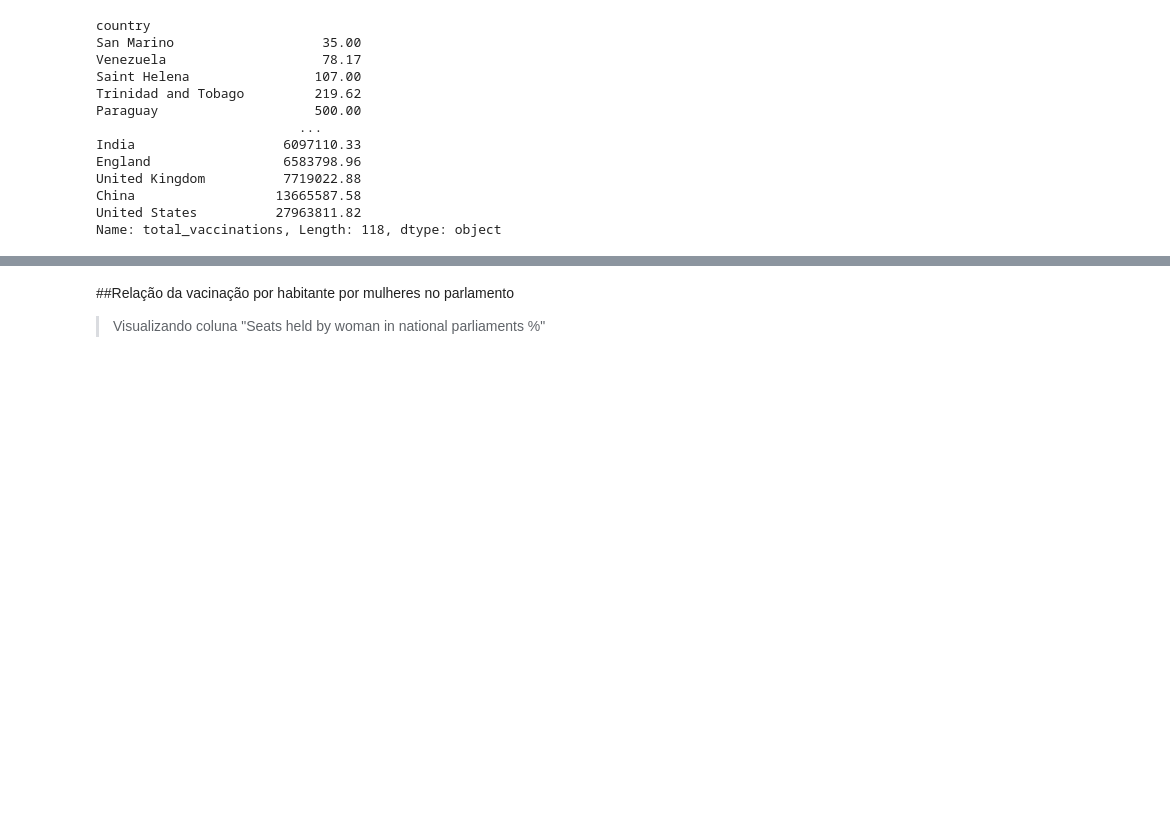
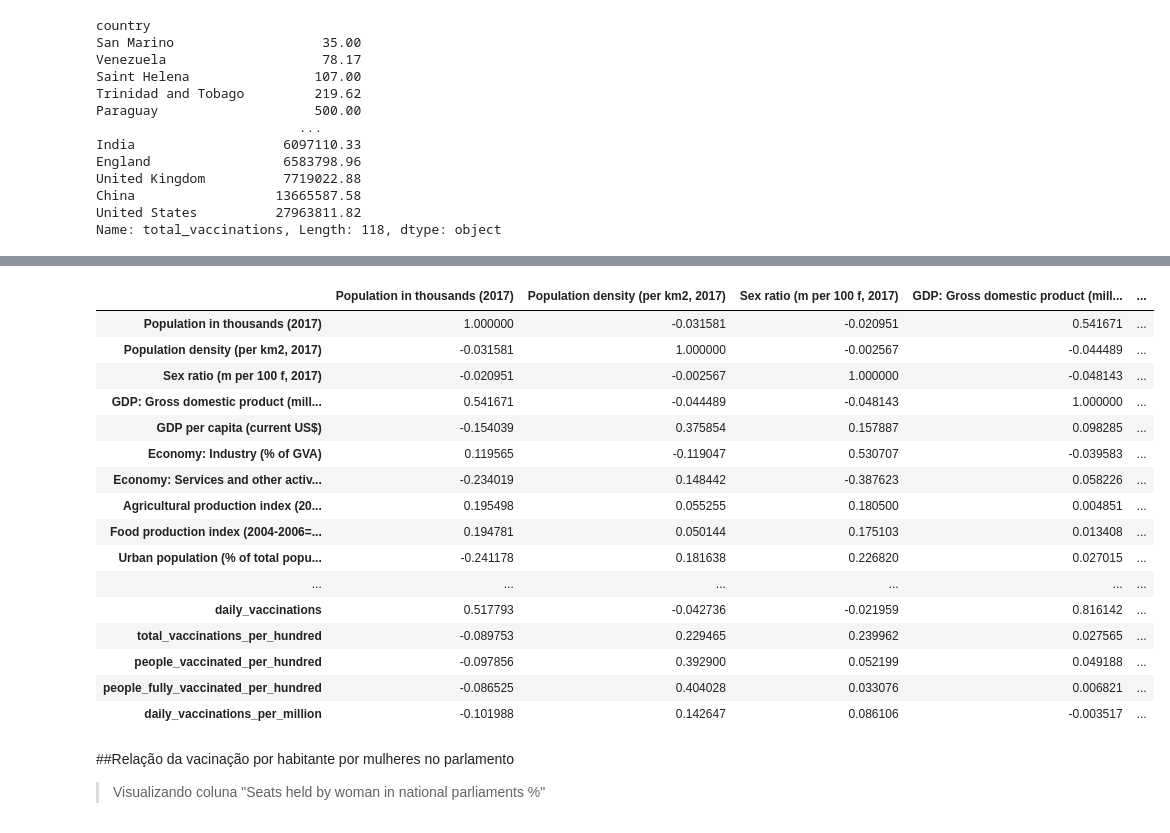
Before and after one commit to hitallocavas/covid-19-data-analysis, a Jupyter notebook: covid_19_analisys.ipynb, the cells around one changed output, grey strips where cells are left out. Drawn from its saved outputs; the diff is of its cells as text; code cells hidden in the pictures; blank space fills up the shorter version.

```diff
--- a/covid_19_analisys.ipynb
+++ b/covid_19_analisys.ipynb
@@ -915,0 +913,3 @@ usa_vaccinations.plot(x='date', y='daily_vaccinations', figsize=(15,5))
+# %%
+country_profiles_vaccination = pd.merge(country_profiles, country_vaccinations, on='country')
+country_profiles_vaccination
@@ -916,3 +930,23 @@ usa_vaccinations.plot(x='date', y='daily_vaccinations', figsize=(15,5))
+# %%
+country_profiles_vaccination.corr()
+# %% [output]
+|  | Population in thousands (2017) | Population density (per km2, 2017) | Sex ratio (m per 100 f, 2017) | GDP: Gross domestic product (mill... | ... |
+| Population in thousands (2017) | 1.000000 | -0.031581 | -0.020951 | 0.541671 | ... |
+| Population density (per km2, 2017) | -0.031581 | 1.000000 | -0.002567 | -0.044489 | ... |
+| Sex ratio (m per 100 f, 2017) | -0.020951 | -0.002567 | 1.000000 | -0.048143 | ... |
+| GDP: Gross domestic product (mill... | 0.541671 | -0.044489 | -0.048143 | 1.000000 | ... |
+| GDP per capita (current US$) | -0.154039 | 0.375854 | 0.157887 | 0.098285 | ... |
+| Economy: Industry (% of GVA) | 0.119565 | -0.119047 | 0.530707 | -0.039583 | ... |
+| Economy: Services and other activ... | -0.234019 | 0.148442 | -0.387623 | 0.058226 | ... |
+| Agricultural production index (20... | 0.195498 | 0.055255 | 0.180500 | 0.004851 | ... |
+| Food production index (2004-2006=... | 0.194781 | 0.050144 | 0.175103 | 0.013408 | ... |
+| Urban population (% of total popu... | -0.241178 | 0.181638 | 0.226820 | 0.027015 | ... |
+| ... | ... | ... | ... | ... | ... |
+| daily_vaccinations | 0.517793 | -0.042736 | -0.021959 | 0.816142 | ... |
+| total_vaccinations_per_hundred | -0.089753 | 0.229465 | 0.239962 | 0.027565 | ... |
+| people_vaccinated_per_hundred | -0.097856 | 0.392900 | 0.052199 | 0.049188 | ... |
+| people_fully_vaccinated_per_hundred | -0.086525 | 0.404028 | 0.033076 | 0.006821 | ... |
+| daily_vaccinations_per_million | -0.101988 | 0.142647 | 0.086106 | -0.003517 | ... |
 # %% [markdown]
 ##Relação da vacinação por habitante por mulheres no parlamento
 >Visualizando coluna "Seats held by woman in national parliaments %"
```
Also changed, not shown: parts of 18 cells of this notebook.
